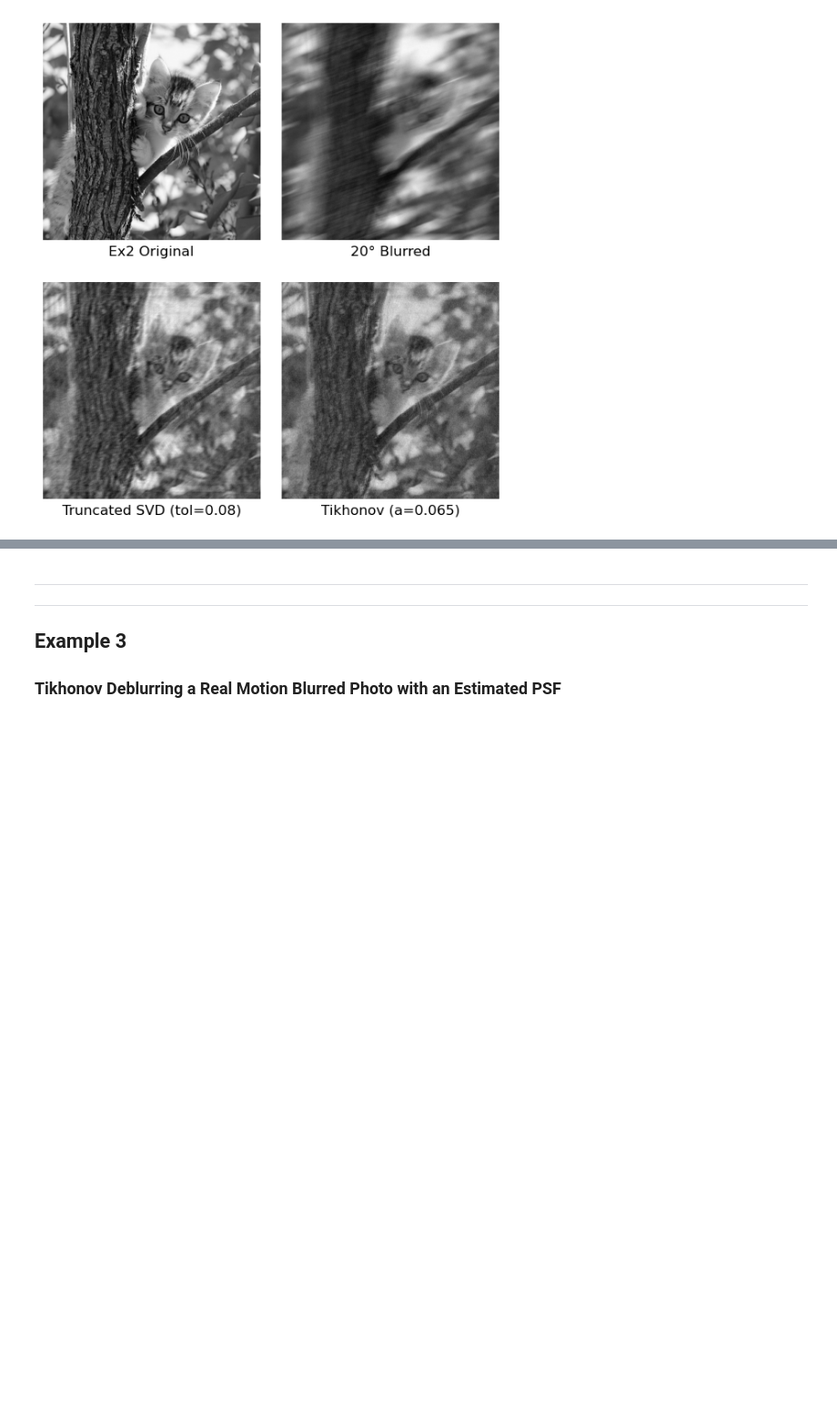
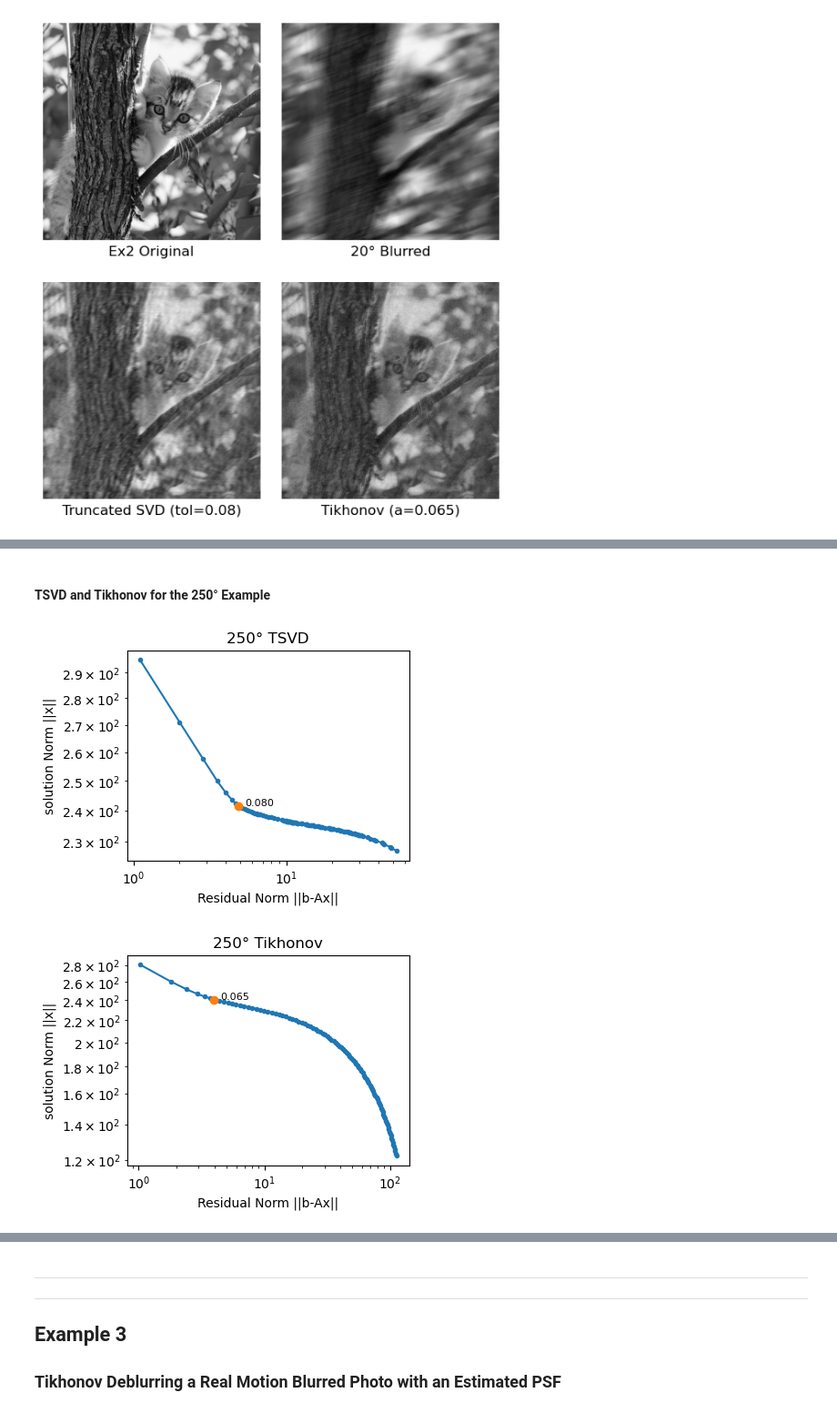
Before and after one commit to lunakim-ubc/ImageDeblurring, a Jupyter notebook: motion_deblur_linear.ipynb, the cells around one changed output, grey strips where cells are left out. Shown at 91% size. Drawn from its saved outputs; the diff is of its cells as text; code cells hidden in the pictures; blank space fills up the shorter version.

```diff
--- a/motion_deblur_linear.ipynb
+++ b/motion_deblur_linear.ipynb
@@ -368,0 +393,10 @@ save_img(ex2_20_tikhonov, 'ex2_20deg_tikhonov.jpg', grayscale=True)
+# %% [markdown]
+#### TSVD and Tikhonov for the 250° Example
+# %%
+ex2_250_tsvd_tol = 0.08
+ex2_250_tikhonov_alpha = 0.065
+plot_l_curve_linear_motion(compute_tsvd, length, 250, ex2_250_blurred, 0.01, 0.95, '250° TSVD', [ex2_250_tsvd_tol])
+plot_l_curve_linear_motion(compute_tikhonov, length, 250, ex2_250_blurred, 0.01, 0.95, '250° Tikhonov', [ex2_250_tikhonov_alpha])
+# %% [output]
+[figure, added]
+[figure, added]
```
Also changed, not shown: parts of 6 cells of this notebook, 10 other files.
